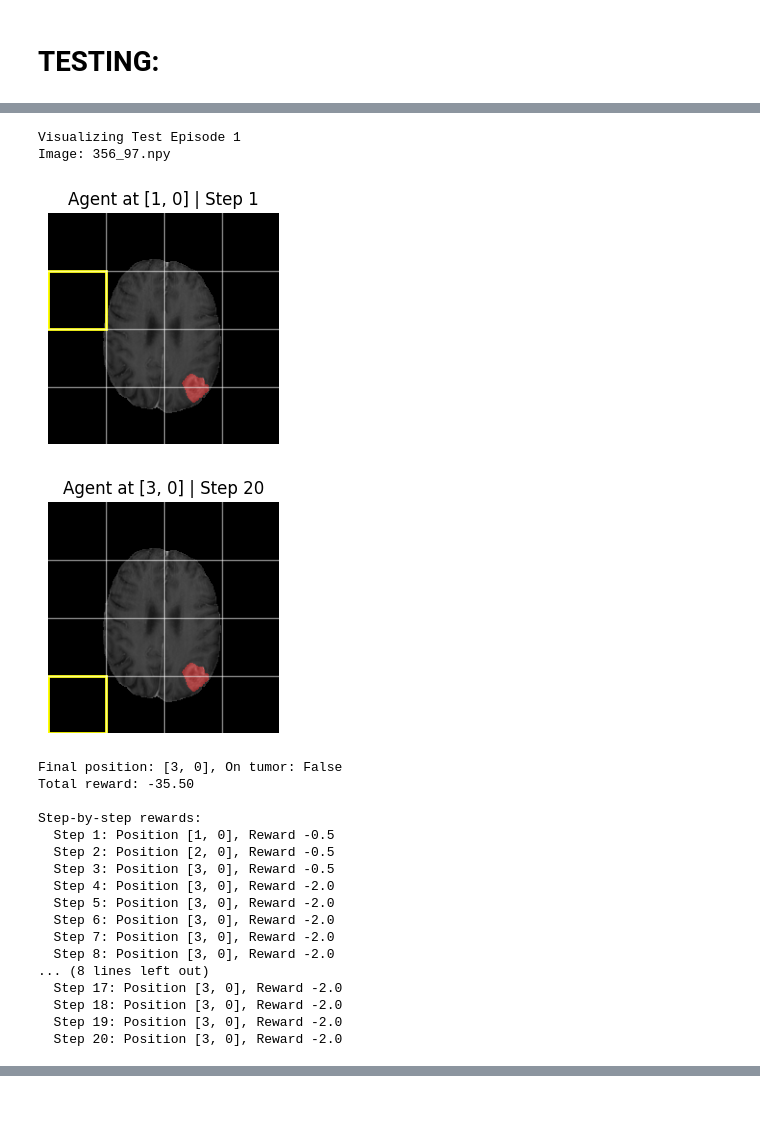
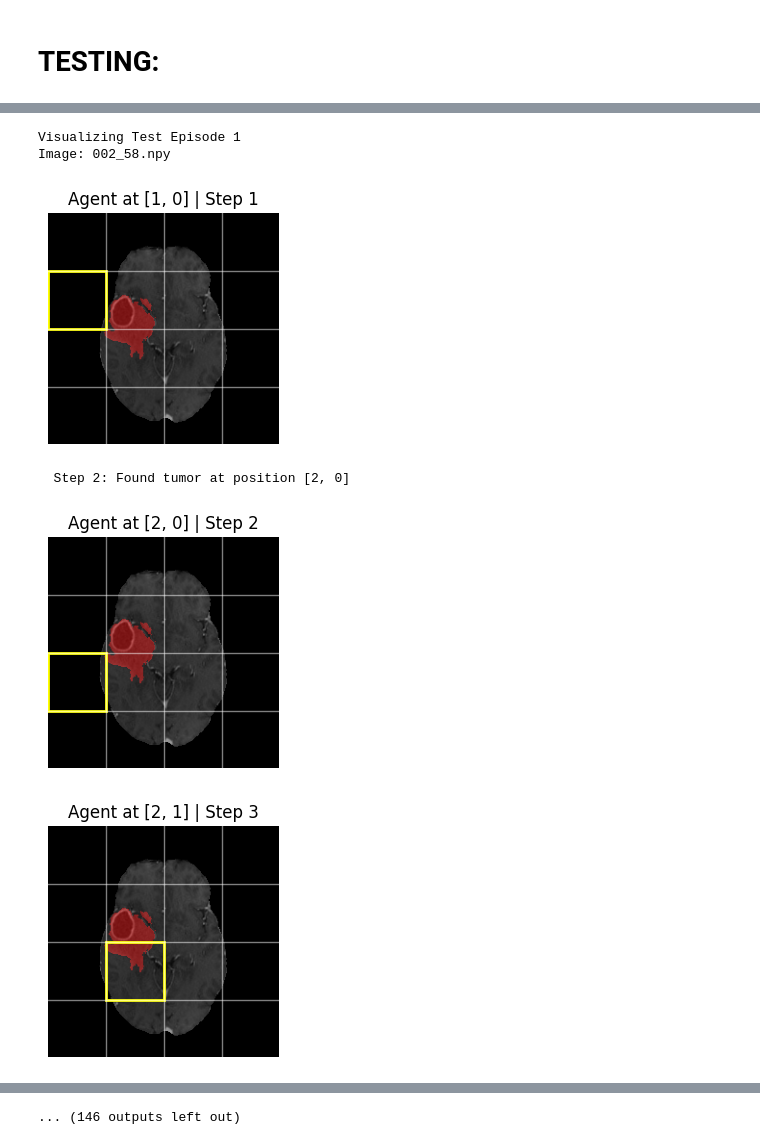
Before and after one commit to Martinacarretta/tfg, a Jupyter notebook: testing.ipynb, the cells around one changed output, grey strips where cells are left out. Saved outputs shown, nothing was run; the diff lists cells and outputs as text; code cells hidden in the pictures; blank space fills up the shorter version.

```diff
--- a/testing.ipynb
+++ b/testing.ipynb
@@ -831,30 +803,0 @@ Median Steps to Find Tumor: 20.00
-# %%
-visualize_test_episode(DQNAgent(
-    env=Glioblastoma(*test_pairs[0], grid_size=4),
-    dnnetwork=model,
-    ReplayBuffer=ReplayBuffer,
-    train_pairs=test_pairs,
-    epsilon=0.00  # very low epsilon for testing
-), test_pairs[27][0], test_pairs[27][1], episode_num=1)
-# %% [output]
-Visualizing Test Episode 1
-Image: 356_97.npy
-[figure, removed]
-[figure, removed]
-Final position: [3, 0], On tumor: False
-Total reward: -35.50
-
-Step-by-step rewards:
-  Step 1: Position [1, 0], Reward -0.5
-  Step 2: Position [2, 0], Reward -0.5
-  Step 3: Position [3, 0], Reward -0.5
-  Step 4: Position [3, 0], Reward -2.0
-  Step 5: Position [3, 0], Reward -2.0
-  Step 6: Position [3, 0], Reward -2.0
-  Step 7: Position [3, 0], Reward -2.0
-  Step 8: Position [3, 0], Reward -2.0
-... (8 lines left out)
-  Step 17: Position [3, 0], Reward -2.0
-  Step 18: Position [3, 0], Reward -2.0
-  Step 19: Position [3, 0], Reward -2.0
-  Step 20: Position [3, 0], Reward -2.0
@@ -876,0 +804,16 @@ visualize_test_episode(DQNAgent(
+# %%
+for i in range(10):  # visualize 3 test episodes
+    visualize_test_episode(DQNAgent(
+        env=Glioblastoma(*test_pairs[i], grid_size=4),
+        dnnetwork=model,
+        ReplayBuffer=ReplayBuffer,
+        train_pairs=test_pairs,
+    epsilon=0.00  # very low epsilon for testing
+    ), test_pairs[i][0], test_pairs[i][1], episode_num=1)
+# %% [output]
+Visualizing Test Episode 1
+Image: 002_58.npy
+[figure, added]
+  Step 2: Found tumor at position [2, 0]
+[figure, added]
+[figure, added]
@@ -876,0 +827 @@ visualize_test_episode(DQNAgent(
+... (146 outputs left out)
```
Also changed, not shown: parts of 5 cells of this notebook, 14 other files.
